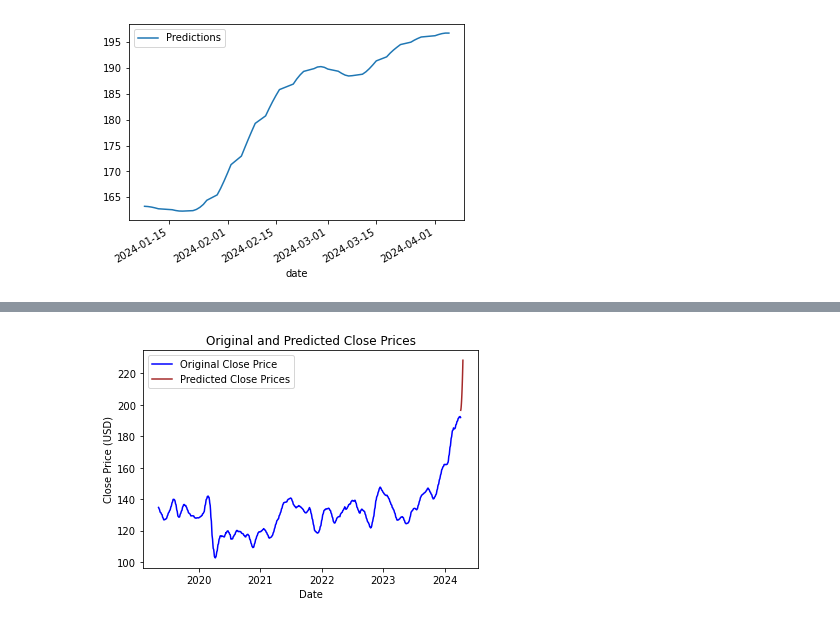
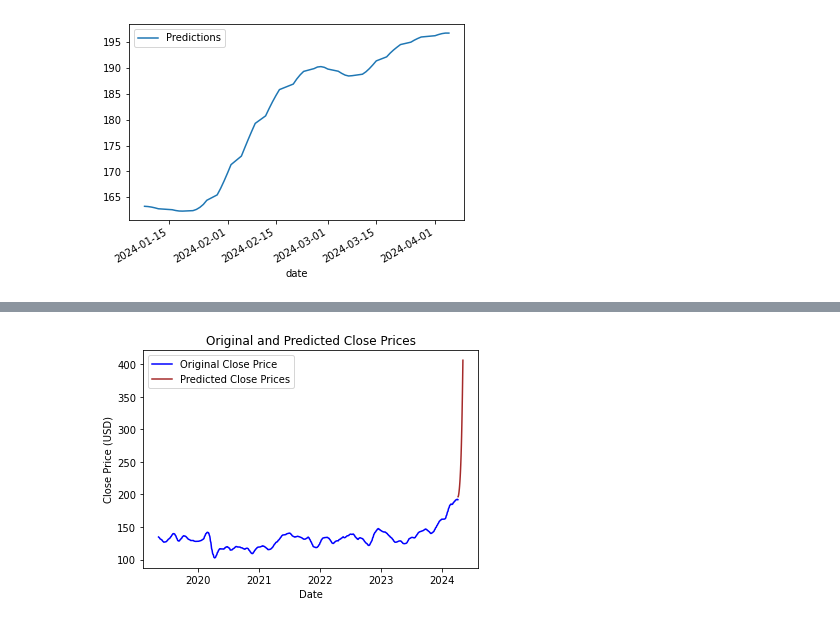
Before and after one commit to MabroorA/stocks-prediction-app, a Jupyter notebook: Machine-learning/Best_model.ipynb, the cells around one changed output, grey strips where cells are left out. Cells and saved outputs as stored; diff of their text form; code cells hidden in the pictures.

Commit message:
graphs formatted

```diff
--- a/Machine-learning/Best_model.ipynb
+++ b/Machine-learning/Best_model.ipynb
@@ -254,7 +254,7 @@ x_input = scaled_recent_data.reshape((1, 21, 1))
 # predict for next 14 days
 predicted_prices = []
 
-for _ in range(14):
+for _ in range(30):
     # Predict the close price for the next day
     next_day_prediction = model.predict(x_input)
 
@@ -294,19 +294,19 @@ Day 14: $228.35
 # %%
 import matplotlib.pyplot as plt
 
 # Plotting the original close prices
 plt.plot(df_close.index, df_close, color='blue', label='Original Close Price')
 
 # Plotting the predicted close prices for the next 14 days
-next_14_days_index = pd.date_range(start=df_close.index[-1] + pd.Timedelta(days=1), periods=14)
+next_14_days_index = pd.date_range(start=df_close.index[-1] + pd.Timedelta(days=1), periods=30)
 plt.plot(next_14_days_index, predicted_prices, color='brown', linestyle='-', label='Predicted Close Prices')
 # Adding labels and legend
 plt.xlabel('Date')
 plt.ylabel('Close Price (USD)')
 plt.title('Original and Predicted Close Prices')
 plt.legend()
 
 # Show plot
 plt.show()
 # %% [output]
-[figure, old version]
+[figure, new version]
```
Also changed, not shown: parts of 2 cells of this notebook.
